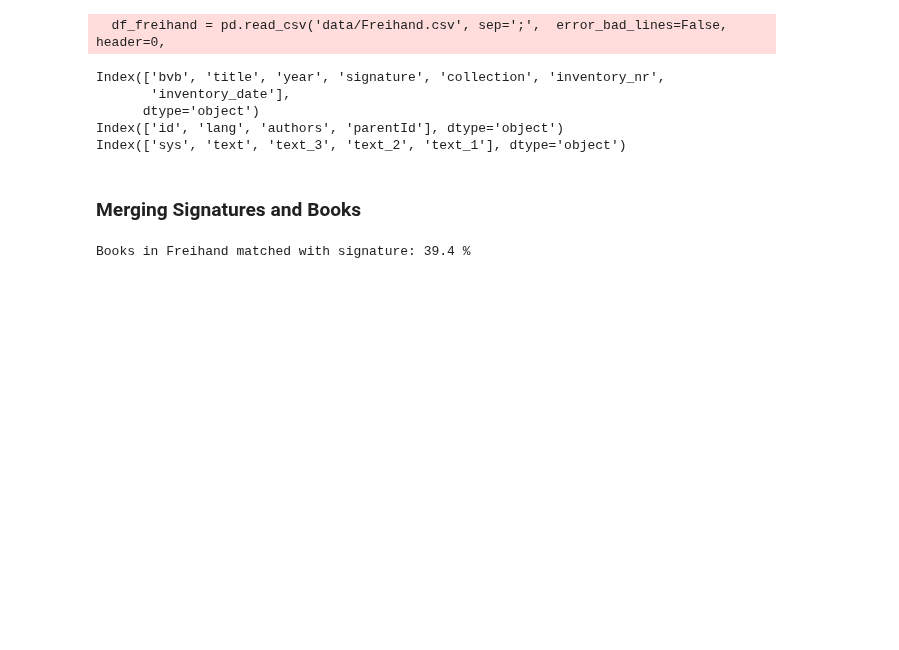
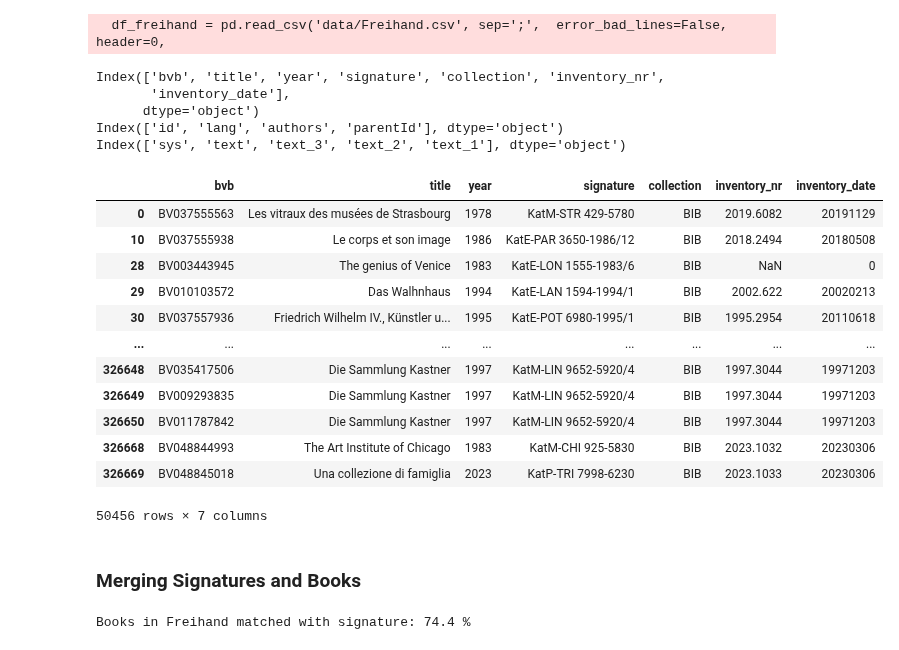
Before and after one commit to hanaCasey/BHVizData, a Jupyter notebook: preprocessing.ipynb, the cells around one changed output. Drawn from its saved outputs; the diff is of its cells as text; code cells hidden in the pictures; blank space fills up the shorter version.

```diff
--- a/preprocessing.ipynb
+++ b/preprocessing.ipynb
@@ -45,21 +46,54 @@ Index(['bvb', 'title', 'year', 'signature', 'collection', 'inventory_nr',
       dtype='object')
 Index(['id', 'lang', 'authors', 'parentId'], dtype='object')
 Index(['sys', 'text', 'text_3', 'text_2', 'text_1'], dtype='object')
+# %%
+df_freihand.signature.fillna('', inplace=True)
+df_sig.sys.fillna('', inplace=True)
+df_sig[df_sig.sys.str.startswith('E-BOL 60')]
+df_freihand[df_freihand.signature.str.startswith('Kat')]
+# %% [output]
+|  | bvb | title | year | signature | collection | inventory_nr | inventory_date |
+| 0 | BV037555563 | Les vitraux des musées de Strasbourg | 1978 | KatM-STR 429-5780 | BIB | 2019.6082 | 20191129 |
+| 10 | BV037555938 | Le corps et son image | 1986 | KatE-PAR 3650-1986/12 | BIB | 2018.2494 | 20180508 |
+| 28 | BV003443945 | The genius of Venice | 1983 | KatE-LON 1555-1983/6 | BIB | NaN | 0 |
+| 29 | BV010103572 | Das Walhnhaus | 1994 | KatE-LAN 1594-1994/1 | BIB | 2002.622 | 20020213 |
+| 30 | BV037557936 | Friedrich Wilhelm IV., Künstler u... | 1995 | KatE-POT 6980-1995/1 | BIB | 1995.2954 | 20110618 |
+| ... | ... | ... | ... | ... | ... | ... | ... |
+| 326648 | BV035417506 | Die Sammlung Kastner | 1997 | KatM-LIN 9652-5920/4 | BIB | 1997.3044 | 19971203 |
+| 326649 | BV009293835 | Die Sammlung Kastner | 1997 | KatM-LIN 9652-5920/4 | BIB | 1997.3044 | 19971203 |
+| 326650 | BV011787842 | Die Sammlung Kastner | 1997 | KatM-LIN 9652-5920/4 | BIB | 1997.3044 | 19971203 |
+| 326668 | BV048844993 | The Art Institute of Chicago | 1983 | KatM-CHI 925-5830 | BIB | 2023.1032 | 20230306 |
+| 326669 | BV048845018 | Una collezione di famiglia | 2023 | KatP-TRI 7998-6230 | BIB | 2023.1033 | 20230306 |
+50456 rows × 7 columns
 # %% [markdown]
 ### Merging Signatures and Books
 # %%
 # Extracting the known signature types
 
-generic_pattern = r'^([a-zA-Z]{1,2}) (\d+)'
+patterns = [
+    r'^([a-zA-Z]{1,2}) (\d+)',
+    r'^[CWZ][amopsu]-[A-Z]{3}\s\d{1,4}',
+    r'^[EXY][a-z]?-[A-Z]{3}\s\d{1,4}'
+]
 
-df_freihand[['signature_l', 'signature_n']] = df_freihand.signature.str.extract(generic_pattern, expand=False)
+def clean_signature(signature):
+    match = None
+    for pattern in patterns:
+        match = re.search(pattern, signature)
+        if match:
+            break
+
+    return match.group() if match else None
 
 
-df_freihand['signature_clean'] = df_freihand[['signature_l', 'signature_n']].apply(lambda x: ' '.join(x.dropna().astype(str)), axis=1)
+# Fill NaN values with empty string
+df_freihand['signature'] = df_freihand['signature'].fillna('')
+
+df_freihand['signature_clean'] = df_freihand['signature'].apply(clean_signature)
 
 # Merging on the signatures
 
-merged = pd.merge(df_freihand, df_sig, left_on='signature_clean', right_on='sys', how= 'left', indicator=True)
+merged = pd.merge(df_freihand, df_sig, left_on='signature_clean', right_on='sys', how= 'inner', indicator=True)
 both = merged.loc[merged['_merge'] == 'both']
 
 # recognized signatures
@@ -71,11 +105,11 @@ print(f'Books in Freihand matched with signature: {rec_sigs:.1f} %')
 
 left_only = merged.loc[merged['_merge'] == 'left_only']
 
-# Keeping this to check which ones I'm still missing
+# Keeping this to check which ones are still missing
 
 left_only.groupby(left_only.signature[:6]).size().to_csv('data/left_only.csv')
 # %% [output]
-Books in Freihand matched with signature: 39.4 %
+Books in Freihand matched with signature: 74.4 %
 # %%
 # Merging on bvb
 
```
Also changed, not shown: parts of 11 cells of this notebook.
